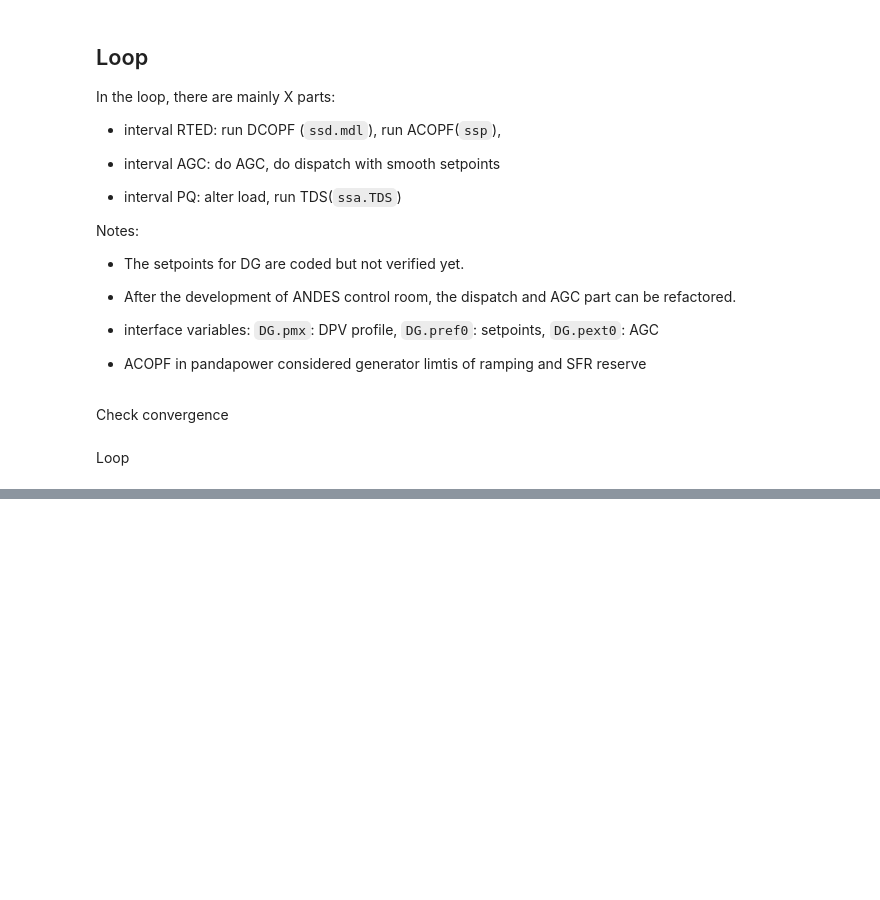
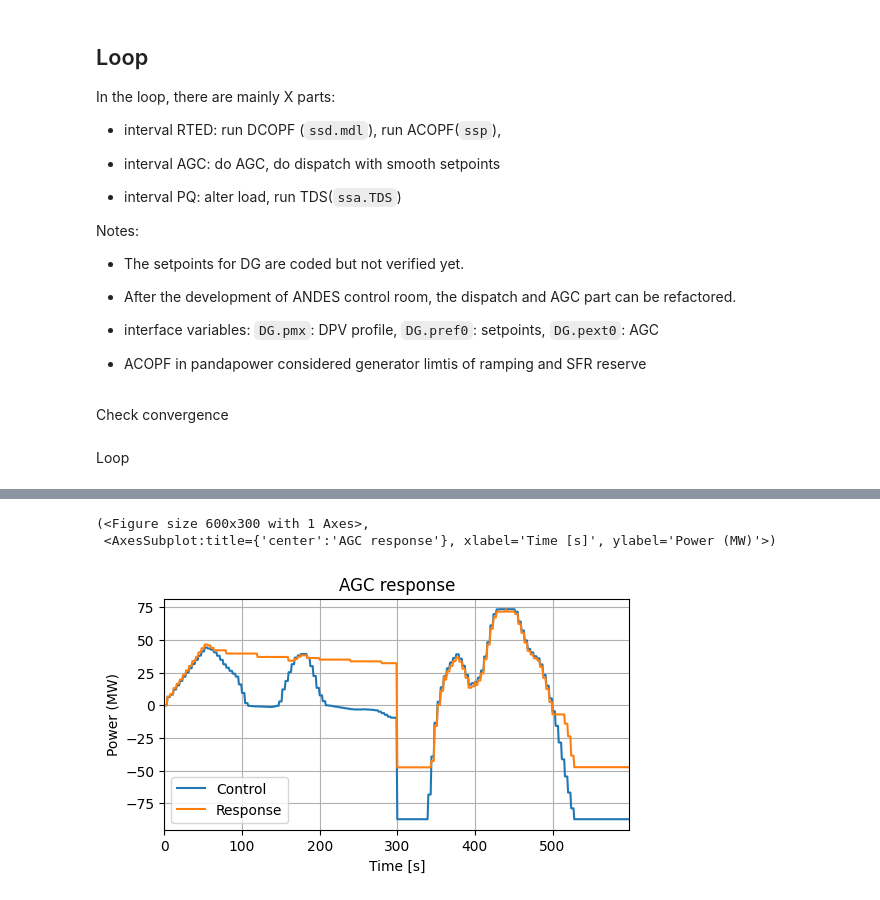
Before and after one commit to jinningwang/andes, a Jupyter notebook: jwang/notes/co-sim_ev_F2_ict.ipynb, the cells around one changed output, grey strips where cells are left out. Saved outputs shown, nothing was run; the diff lists cells and outputs as text; code cells hidden in the pictures; blank space fills up the shorter version.

```diff
--- a/jwang/notes/co-sim_ev_F2_ict.ipynb
+++ b/jwang/notes/co-sim_ev_F2_ict.ipynb
@@ -211,3 +213,9 @@ ssa.exit_code
+# %%
+sse.plot_agc()
+# %% [output]
+(<Figure size 600x300 with 1 Axes>,
+ <AxesSubplot:title={'center':'AGC response'}, xlabel='Time [s]', ylabel='Power (MW)'>)
+[figure, added]
 # %%
 right = end_time
 
```
Also changed, not shown: parts of 10 cells of this notebook.
